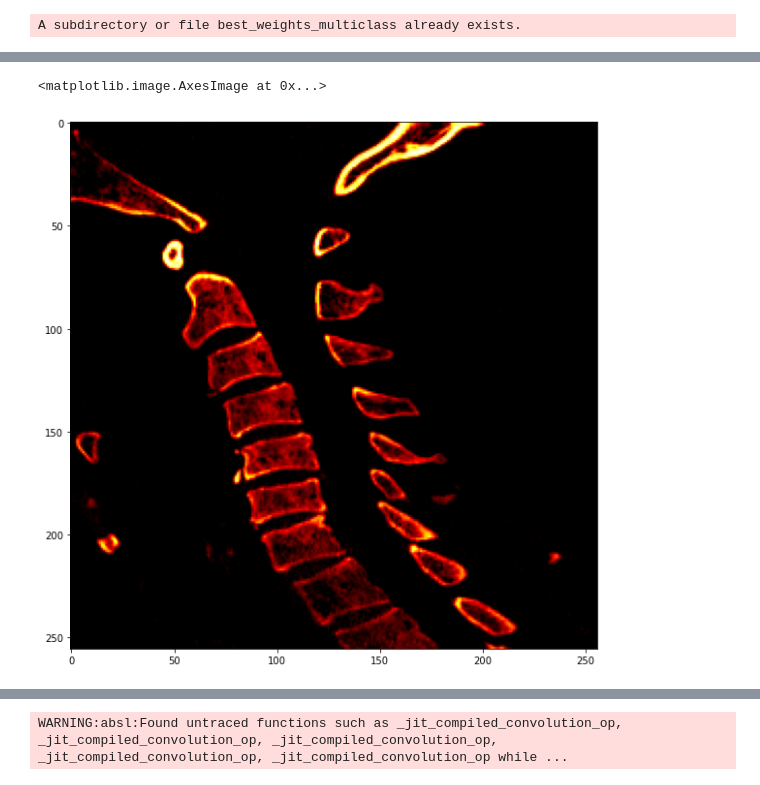
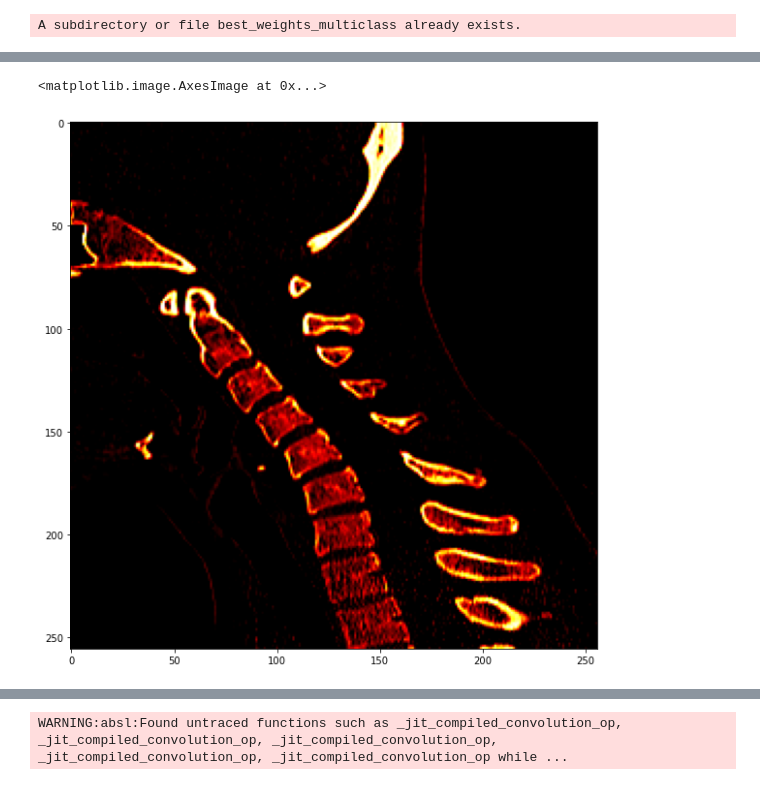
Before and after one commit to SiavashShirzad/RSNA-2022-Cervical-Spine-Fracture-Detection, a Jupyter notebook: rsna-fracture-sagittal-image-classification.ipynb, the cells around one changed output, grey strips where cells are left out. Saved outputs shown, nothing was run; the diff lists cells and outputs as text; code cells hidden in the pictures.

```diff
--- a/rsna-fracture-sagittal-image-classification.ipynb
+++ b/rsna-fracture-sagittal-image-classification.ipynb
@@ -73,2 +72,0 @@ not_patients = df[df['patient_overall']==0]['StudyInstanceUID']
-# %%
-patients = bb_df['StudyInstanceUID'].unique()
@@ -100,14 +87,19 @@ def get_slice_list(uid):
    return final_list[margin:-margin]
 # %%
 path = '../storage/'
-for patient in tqdm(patients):
-    slices = get_slice_list(patient)
-    ct,intercept,slope = load_image(path+patient+'.nii.gz')
-    ct = scipy.ndimage.zoom(ct, (256/ct.shape[0],1,1))
-    for slice in slices:
-        img1 = window_image(ct[:,:,slice],100,600,intercept,slope)
-        img2 = window_image(ct[:,:,slice],600,1100,intercept,slope)
-        img3 = window_image(ct[:,:,slice],1100,1600,intercept,slope)
-        img = channeling(img1,img2,img3)
-        ni_img = nib.Nifti1Image(img, affine=np.eye(4))
-        nib.save(ni_img, '../sagittal_positive_slices/'+patient+"."+str(slice) +".nii.gz")
+for patient in tqdm(patients[111:]):
+    try:
+        slices = get_slice_list(patient)
+        ct,intercept,slope = load_image(path+patient+'.nii.gz')
+        ct = scipy.ndimage.zoom(ct, (256/ct.shape[0],1,1))
+        for slice in slices:
+            img1 = window_image(ct[:,:,slice],100,600,intercept,slope)
+            img2 = window_image(ct[:,:,slice],600,1100,intercept,slope)
+            img3 = window_image(ct[:,:,slice],1100,1600,intercept,slope)
+            img = channeling(img1,img2,img3)
+            ni_img = nib.Nifti1Image(img, affine=None)
+            nib.save(ni_img, '../sagittal_positive_slices/'+patient+"."+str(slice) +".nii.gz")
+
+    except:
+        print(patient)
+        continue
@@ -114,10 +109,8 @@ for patient in tqdm(patients):
 # %%
 path = '../storage/'
-for patient in tqdm(not_patients[488:]):
+for patient in tqdm(not_patients):
     try:
-        list1 = list(range(0,80))
-        slices = list(range(170,256))
-        slices.extend(list1)
+        slices = list(range(78,178))
         slices = np.random.choice(slices, size=10, replace=False)
         ct,intercept,slope = load_image(path+patient+'.nii.gz')
         ct = scipy.ndimage.zoom(ct, (256/ct.shape[0],1,1), order=1)
@@ -126,7 +119,8 @@ for patient in tqdm(not_patients[488:]):
             img2 = window_image(ct[:,:,slice],600,1100,intercept,slope)
             img3 = window_image(ct[:,:,slice],1100,1600,intercept,slope)
             img = channeling(img1,img2,img3)
-            ni_img = nib.Nifti1Image(img, affine=np.eye(4))
+            ni_img = nib.Nifti1Image(img, affine=None)
             nib.save(ni_img, '../sagittal_negative_slices/'+patient+"."+str(slice) +".nii.gz")
     except:
+        print(patient)
         continue
@@ -516,2 +527,2 @@ model.evaluate(testset)
 # %%
-positive_df = df[df['patient_overall']==1]
+positive_df = df[df['patient_overall']==0]
@@ -539,7 +585,7 @@ def get_sample(patient):
 # %%
 plt.figure(figsize=(10,10))
-plt.imshow(get_sample(not_bb_pos[670])[122])
+plt.imshow(get_sample(positive_df.iloc[1010]['StudyInstanceUID'])[122])
 # %% [output]
 <matplotlib.image.AxesImage at 0x...>
-[figure, old version]
+[figure, new version]
 # %%
```
Also changed, not shown: parts of 21 cells of this notebook.
